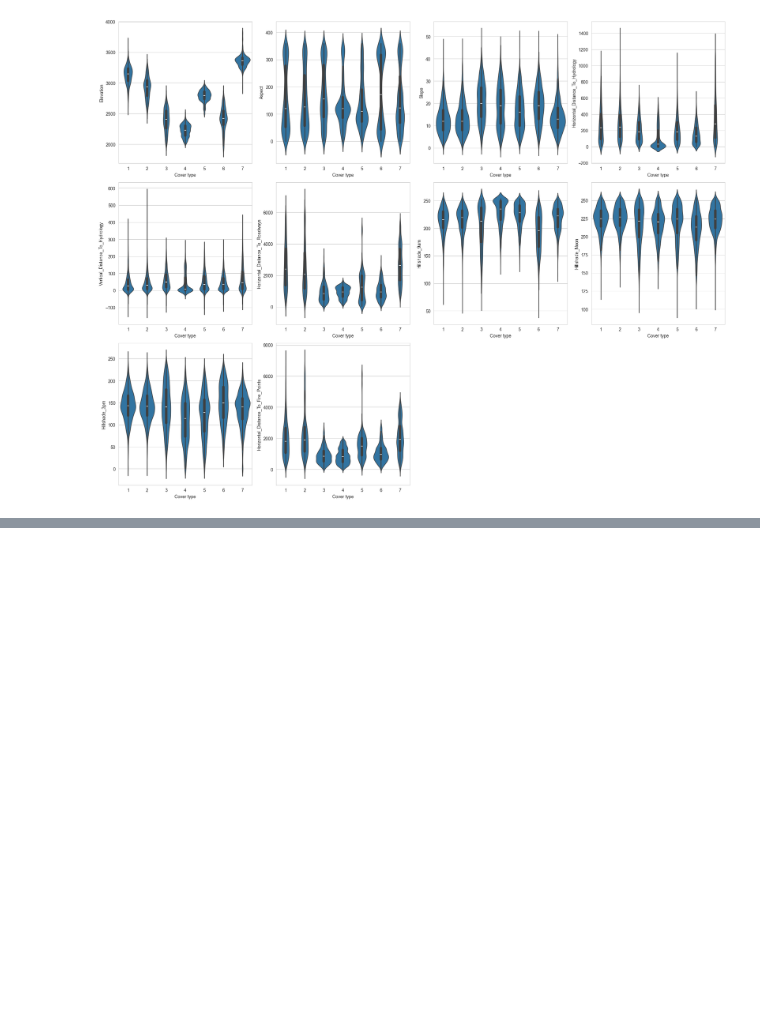
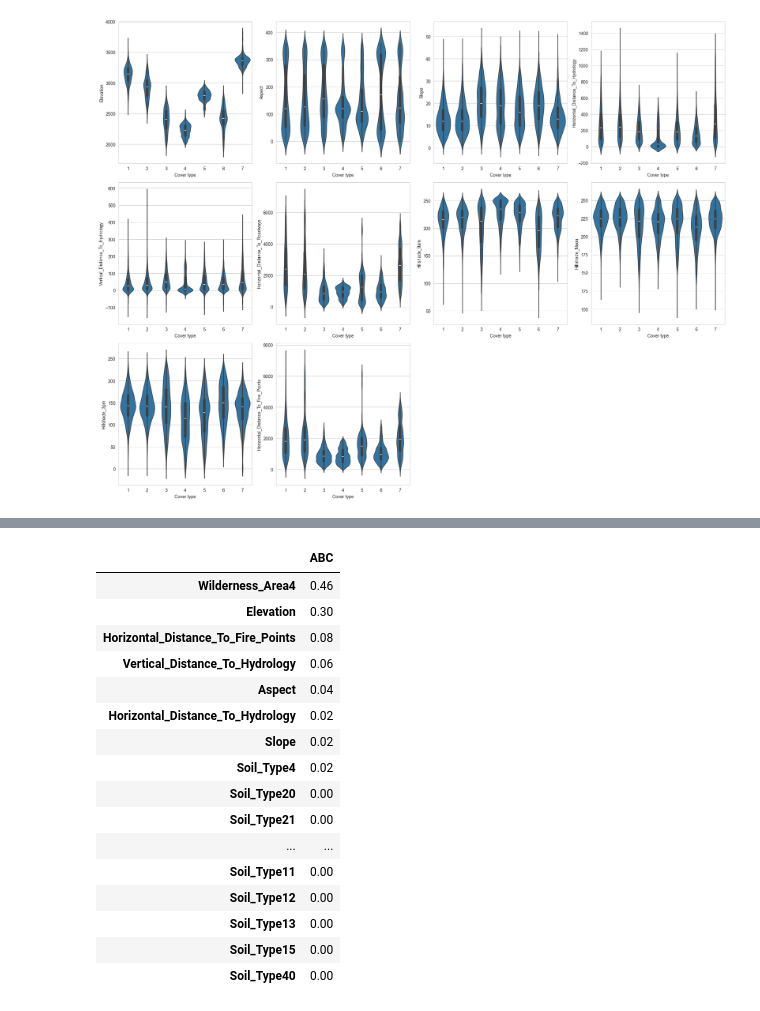
Before and after one commit to jacedoir/MAP553_kaggle, a Jupyter notebook: v2.ipynb, the cells around one changed output, grey strips where cells are left out. Saved outputs shown, nothing was run; the diff lists cells and outputs as text; code cells hidden in the pictures; blank space fills up the shorter version.

```diff
--- a/v2.ipynb
+++ b/v2.ipynb
@@ -159,0 +232,27 @@ plt.tight_layout()
+# %%
+from sklearn.ensemble import AdaBoostClassifier
+
+model = AdaBoostClassifier(random_state = 42)
+model.fit(train_data, cover_type_train)
+
+important_features = pd.DataFrame(model.feature_importances_, index = train_data.columns, columns=['ABC']).sort_values('ABC', ascending=False)
+
+important_features
+# %% [output]
+|  | ABC |
+| Wilderness_Area4 | 0.46 |
+| Elevation | 0.30 |
+| Horizontal_Distance_To_Fire_Points | 0.08 |
+| Vertical_Distance_To_Hydrology | 0.06 |
+| Aspect | 0.04 |
+| Horizontal_Distance_To_Hydrology | 0.02 |
+| Slope | 0.02 |
+| Soil_Type4 | 0.02 |
+| Soil_Type20 | 0.00 |
+| Soil_Type21 | 0.00 |
+| ... | ... |
+| Soil_Type11 | 0.00 |
+| Soil_Type12 | 0.00 |
+| Soil_Type13 | 0.00 |
+| Soil_Type15 | 0.00 |
+| Soil_Type40 | 0.00 |
```
Also changed, not shown: parts of 15 cells of this notebook.
